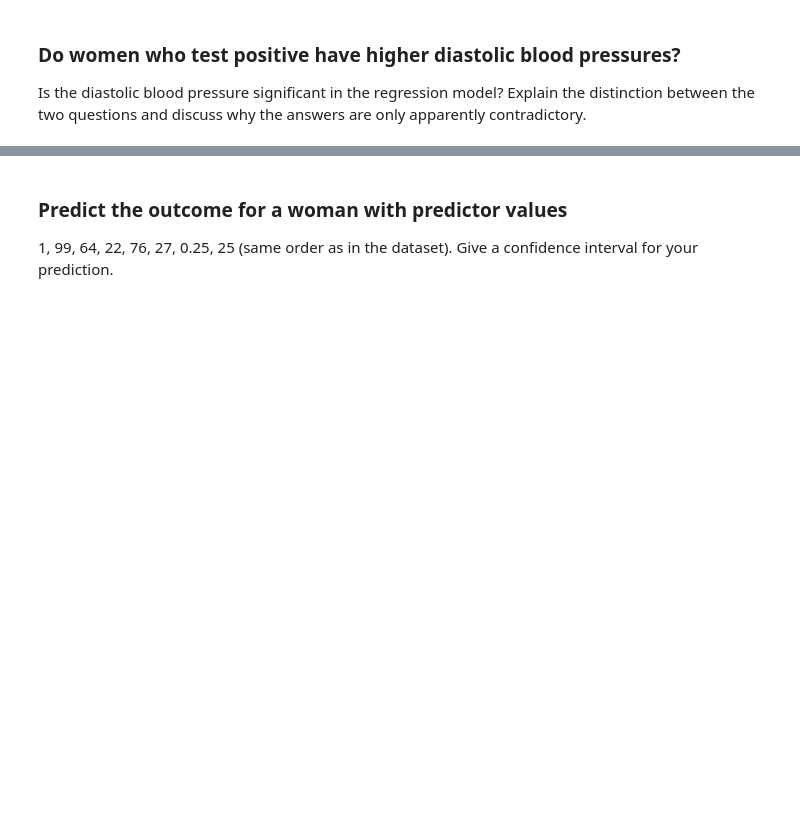
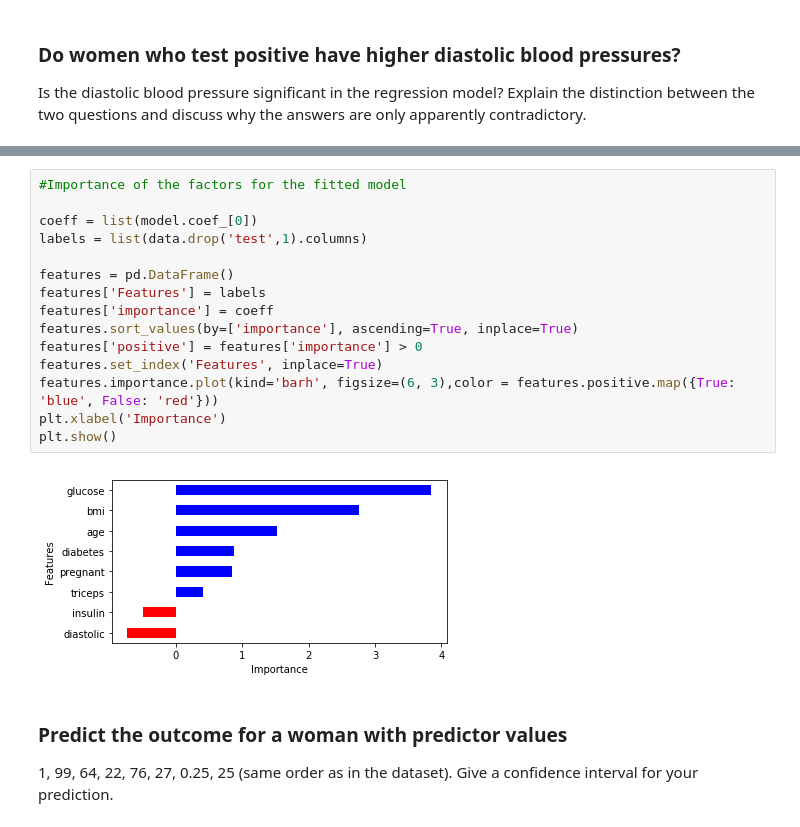
Before and after one commit to marisly/DMM, a Jupyter notebook: PRACTICE_GROUP/pima.ipynb, the cells around one changed output, grey strips where cells are left out. Cells and saved outputs as stored; diff of their text form; blank space fills up the shorter version.

```diff
--- a/PRACTICE_GROUP/pima.ipynb
+++ b/PRACTICE_GROUP/pima.ipynb
@@ -148,3 +152,20 @@ Explain the distinction between the two questions and discuss why the answers ar
+# %%
+#Importance of the factors for the fitted model
+
+coeff = list(model.coef_[0])
+labels = list(data.drop('test',1).columns)
+
+features = pd.DataFrame()
+features['Features'] = labels
+features['importance'] = coeff
+features.sort_values(by=['importance'], ascending=True, inplace=True)
+features['positive'] = features['importance'] > 0
+features.set_index('Features', inplace=True)
+features.importance.plot(kind='barh', figsize=(6, 3),color = features.positive.map({True: 'blue', False: 'red'}))
+plt.xlabel('Importance')
+plt.show()
+# %% [output]
+[figure, added]
 # %% [markdown]
 ### Predict the outcome for a woman with predictor values
 1, 99, 64, 22, 76, 27, 0.25, 25 (same order as in the dataset).
```
Also changed, not shown: parts of 2 cells of this notebook, 1 other file.
